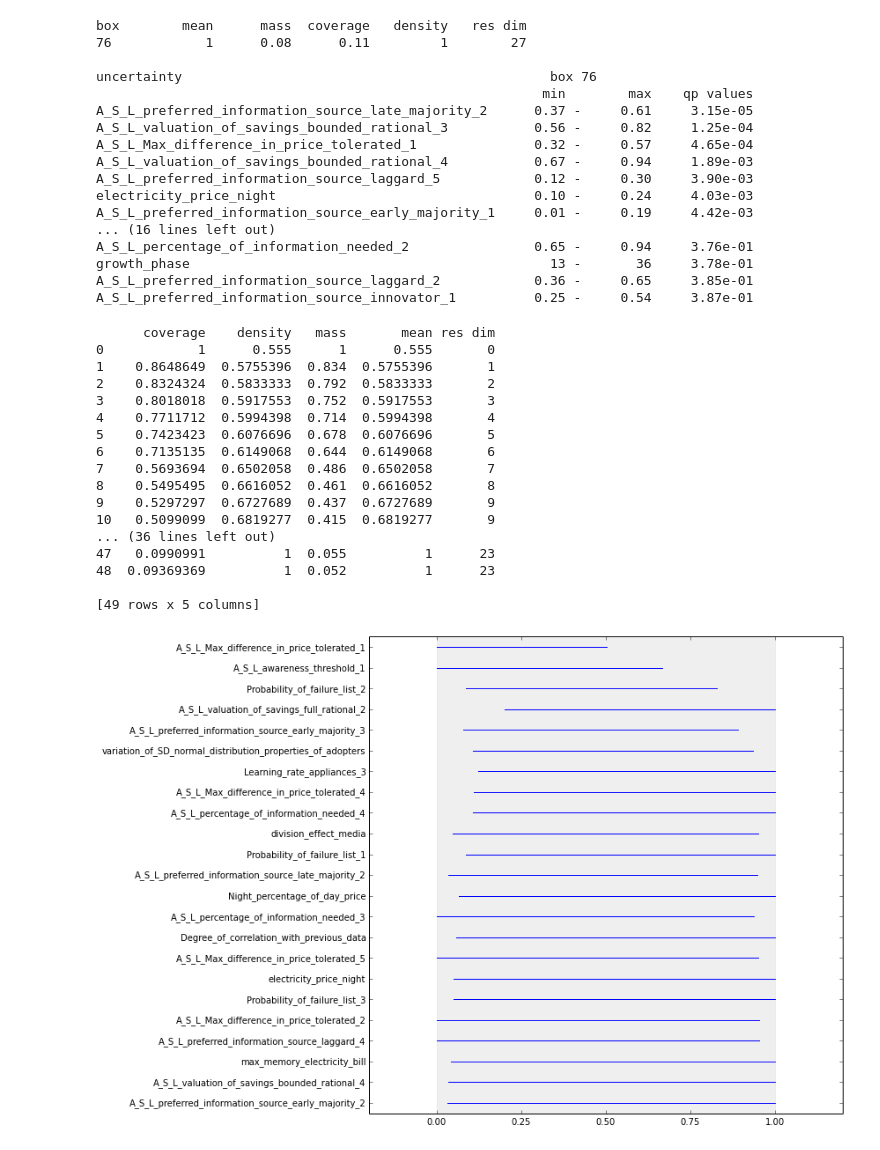
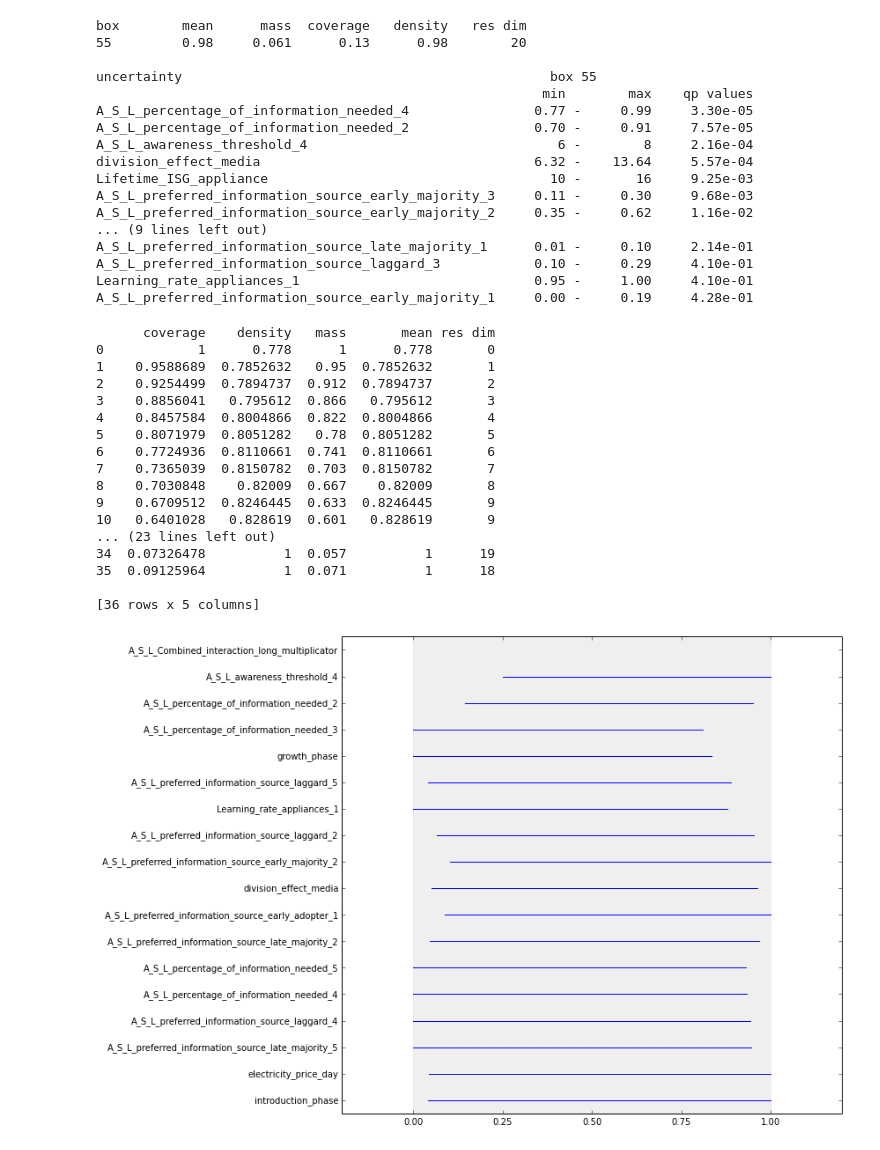
Before and after one commit to tristandewildt/SmartGridDiffusion, a Jupyter notebook: src/notebooks/PRIM_diffusion_of_innovations.ipynb, the cells around one changed output. Saved outputs shown, nothing was run; the diff lists cells and outputs as text; code cells hidden in the pictures.

Commit message:
With 1000 runs neoclassical rationality

```diff
--- a/src/notebooks/PRIM_diffusion_of_innovations.ipynb
+++ b/src/notebooks/PRIM_diffusion_of_innovations.ipynb
@@ -4,7 +4,7 @@ from expWorkbench import ema_logging, load_results
 ema_logging.log_to_stderr(level=ema_logging.INFO)
 
 #load the data
-experiments, outcomes = load_results(r'./Data/2000 runs.bz2')
+experiments, outcomes = load_results(r'./Data/1000_runs_neoclassical_rational.bz2')
 # %%
 from analysis import prim
 # %%
@@ -29,9 +30,10 @@ print sp.stats.percentileofscore(outcomes[ooi][:,-1].ravel(), 25)
 ooi = "percentage_of_households_owning_ISG_app"
 def classify(data):
     data = data[ooi]
-    data = data[:,-1]
+    #data = data[:,-1]
+    data = data[:,60]
     classes = np.zeros(data.shape)
-    classes[data>25] = 1
+    classes[data<20] = 1
     return classes
 
 prim_obj = prim.Prim((experiments, outcomes), classify, threshold=0.8)
@@ -65,44 +67,44 @@ A_S_L_percentage_of_information_needed_3               0.65 -    0.94     3.51e-
 box1.inspect(box1._cur_box)
 # %% [output]
 box        mean      mass  coverage   density   res dim
-76            1      0.08      0.11         1        27
+55         0.98     0.061      0.13      0.98        20
 
-uncertainty                                               box 76
+uncertainty                                               box 55
                                                          min        max    qp values
-A_S_L_preferred_information_source_late_majority_2      0.37 -     0.61     3.15e-05
-A_S_L_valuation_of_savings_bounded_rational_3           0.56 -     0.82     1.25e-04
-A_S_L_Max_difference_in_price_tolerated_1               0.32 -     0.57     4.65e-04
-A_S_L_valuation_of_savings_bounded_rational_4           0.67 -     0.94     1.89e-03
-A_S_L_preferred_information_source_laggard_5            0.12 -     0.30     3.90e-03
-electricity_price_night                                 0.10 -     0.24     4.03e-03
-A_S_L_preferred_information_source_early_majority_1     0.01 -     0.19     4.42e-03
-... (16 lines left out)
-A_S_L_percentage_of_information_needed_2                0.65 -     0.94     3.76e-01
-growth_phase                                              13 -       36     3.78e-01
-A_S_L_preferred_information_source_laggard_2            0.36 -     0.65     3.85e-01
-A_S_L_preferred_information_source_innovator_1          0.25 -     0.54     3.87e-01
+A_S_L_percentage_of_information_needed_4                0.77 -     0.99     3.30e-05
+A_S_L_percentage_of_information_needed_2                0.70 -     0.91     7.57e-05
+A_S_L_awareness_threshold_4                                6 -        8     2.16e-04
+division_effect_media                                   6.32 -    13.64     5.57e-04
+Lifetime_ISG_appliance                                    10 -       16     9.25e-03
+A_S_L_preferred_information_source_early_majority_3     0.11 -     0.30     9.68e-03
+A_S_L_preferred_information_source_early_majority_2     0.35 -     0.62     1.16e-02
+... (9 lines left out)
+A_S_L_preferred_information_source_late_majority_1      0.01 -     0.10     2.14e-01
+A_S_L_preferred_information_source_laggard_3            0.10 -     0.29     4.10e-01
+Learning_rate_appliances_1                              0.95 -     1.00     4.10e-01
+A_S_L_preferred_information_source_early_majority_1     0.00 -     0.19     4.28e-01
 # %%
 box1.write_ppt_to_stdout()
 # %% [output]
       coverage    density   mass       mean res dim
-0            1      0.555      1      0.555       0
-1    0.8648649  0.5755396  0.834  0.5755396       1
-2    0.8324324  0.5833333  0.792  0.5833333       2
-3    0.8018018  0.5917553  0.752  0.5917553       3
-4    0.7711712  0.5994398  0.714  0.5994398       4
-5    0.7423423  0.6076696  0.678  0.6076696       5
-6    0.7135135  0.6149068  0.644  0.6149068       6
-7    0.5693694  0.6502058  0.486  0.6502058       7
-8    0.5495495  0.6616052  0.461  0.6616052       8
-9    0.5297297  0.6727689  0.437  0.6727689       9
-10   0.5099099  0.6819277  0.415  0.6819277       9
-... (36 lines left out)
-47   0.0990991          1  0.055          1      23
-48  0.09369369          1  0.052          1      23
+0            1      0.778      1      0.778       0
+1    0.9588689  0.7852632   0.95  0.7852632       1
+2    0.9254499  0.7894737  0.912  0.7894737       2
+3    0.8856041   0.795612  0.866   0.795612       3
+4    0.8457584  0.8004866  0.822  0.8004866       4
+5    0.8071979  0.8051282   0.78  0.8051282       5
+6    0.7724936  0.8110661  0.741  0.8110661       6
+7    0.7365039  0.8150782  0.703  0.8150782       7
+8    0.7030848    0.82009  0.667    0.82009       8
+9    0.6709512  0.8246445  0.633  0.8246445       9
+10   0.6401028   0.828619  0.601   0.828619       9
+... (23 lines left out)
+34  0.07326478          1  0.057          1      19
+35  0.09125964          1  0.071          1      18
 
-[49 rows x 5 columns]
+[36 rows x 5 columns]
 # %%
-prim_obj.show_boxes()
+prim_obj.show_boxes(20)
 plt.show()
 # %% [output]
-[figure, old version]
+[figure, new version]
```
Also changed, not shown: parts of 5 cells of this notebook, 8 other files.
